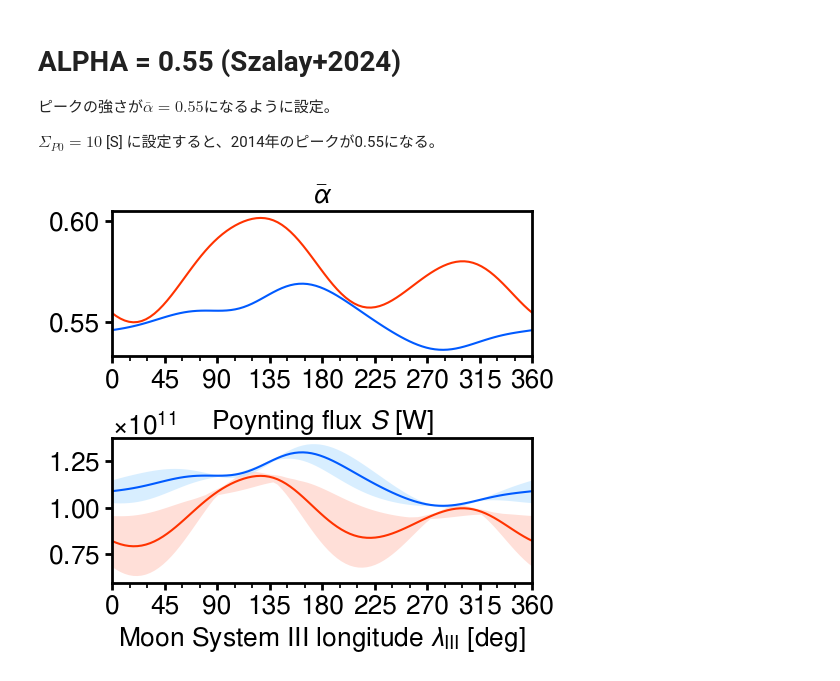
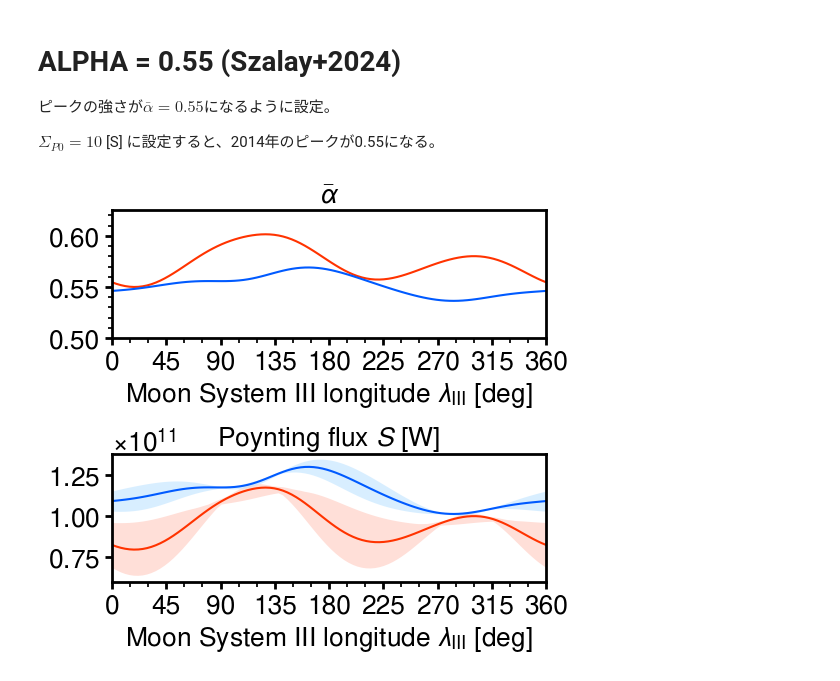
Before and after one commit to ShinnosukeSatoh/HST_Jupiter_footprints_dms, a Jupyter notebook: Poyntingflux.ipynb, the cells around one changed output. Cells and saved outputs as stored; diff of their text form; code cells hidden in the pictures.

```diff
--- a/Poyntingflux.ipynb
+++ b/Poyntingflux.ipynb
@@ -915,11 +936,14 @@ ax.set_xlabel(
     r'Moon System III longitude $\lambda_{\rm III}$ [deg]', fontsize=fontsize)
 ax.set_ylabel(r'Efficiency [%]', fontsize=fontsize)
 
+S_case1 = np.zeros(S3wlon.size)
+
 for i in range(S3wlon.size):
         rho1, H = RHO_H(rho=rho[i], Ti=Ti[i], rvec1=rvec1[:,i])
         Sig_P = ((rho1/(rho[i]*AMU*1E+6))**kappa)*Sig_P0
         Sig_A = np.sqrt(rho1/(MU0*(B[i]**2)))  # Alfven conductance [S]
         alpha_bar = Sig_P/(Sig_P+2*Sig_A)
+        print('alpha_bar: ', alpha_bar)
         S = 2*3.141592*(R_eff**2)*((alpha_bar*u)**2)*B[i]*np.sqrt(rho1/MU0)
         ax.errorbar(moon_leadback_ave[i], (EP_70180[i]/(0.5*S))*100,
                 xerr=moon_leadback_std[i], yerr=(EP_std[i]/(0.5*S))*100,
@@ -929,23 +953,39 @@ for i in range(S3wlon.size):
                 linestyle='none',
                 ecolor=cud4_N2[i],
                 elinewidth=1.2, zorder=1.5)
+        print('Efficiency: ', (EP_70180[i]/(0.5*S))*100, '%')
+        S_case1[i] = S
 
 ax.axhline(y=13, linestyle='dashed', color='k')
-ax.axhspan(4, 10, color='gray', alpha=0.1)
-ax.text(0.97, 0.95, '13% (Io MAW)',
+# ax.axhspan(4, 10, color='gray', alpha=0.1)
+ax.text(0.97, 0.95, '13% in Io MAW (Sulaiman+2023)',
         weight='bold',
         color='k',
         horizontalalignment='right',
         verticalalignment='top',
         transform=ax.transAxes,
-        fontsize=fontsize*0.6)
-ax.text(0.97, 0.64, '4-10% (Io)',
+        fontsize=fontsize*0.62)
+"""ax.text(0.97, 0.64, '4-10% (Io)',
         weight='bold',
         color='k',
         horizontalalignment='right',
         verticalalignment='top',
         transform=ax.transAxes,
-        fontsize=fontsize*0.6)
+        fontsize=fontsize*0.6)"""
+ax.text(0.97, 0.25, 'Jan 2014',
+        weight='bold',
+        color=cud4[0],
+        horizontalalignment='right',
+        verticalalignment='top',
+        transform=ax.transAxes,
+        fontsize=fontsize*0.8)
+ax.text(0.97, 0.15, 'Oct 2022',
+        weight='bold',
+        color=cud4[3],
+        horizontalalignment='right',
+        verticalalignment='top',
+        transform=ax.transAxes,
+        fontsize=fontsize*0.8)
 fig.tight_layout()
 
 plt.show()
@@ -1162,12 +1212,16 @@ for i in range(2):
     ax[i].set_xticks(np.arange(0, 361, 45))
     ax[i].set_xticklabels(np.arange(0, 361, 45), fontsize=fontsize)
     ax[i].xaxis.set_minor_locator(AutoMinorLocator(3))  # minor ticks
+    ax[i].set_xlabel('Moon System III longitude $\\lambda_{\\rm III}$ [deg]', fontsize=fontsize)
 ax[0].set_title(r'$\bar{\alpha}$', fontsize=fontsize)
 ax[1].set_title(r'Poynting flux $S$ [W]', fontsize=fontsize)
 ax[1].yaxis.set_major_formatter(
     ptick.ScalarFormatter(useMathText=True))    # 指数表記
 ax[1].yaxis.get_offset_text().set_fontsize(fontsize)
-ax[1].set_xlabel('Moon System III longitude $\\lambda_{\\rm III}$ [deg]', fontsize=fontsize)
+ax[0].set_ylim(0.5, 0.625)
+ax[0].set_yticks(np.array([0.5, 0.55, 0.6]))
+ax[0].yaxis.set_minor_locator(AutoMinorLocator(5))  # minor ticks
+
 
 
 # JAN 2014
@@ -1205,34 +1259,34 @@ S3wlon = np.radians(np.linspace(0, 360, 100))      # [rad]
 B, rvec1 = Calc1(S3wlon)
 rho1, H = RHO_H(rho=1708, Ti=195, rvec1=rvec1)
 
 Sig_P = ((rho1/(1708*AMU*1E+6))**kappa)*Sig_P0
 Sig_A = np.sqrt(rho1/(MU0*(B**2)))  # Alfven conductance [S]
 alpha_bar = Sig_P/(Sig_P+2*Sig_A)
 S = 2*3.141592*(R_eff**2)*((alpha_bar*u)**2)*B*np.sqrt(rho1/MU0)
 
 ax[0].plot(np.degrees(S3wlon), alpha_bar, color=cud4[3])
 ax[1].plot(np.degrees(S3wlon), S, color=cud4[3], zorder=1)
 
 pwr_22_arr = np.zeros((12, S3wlon.size))
 for i in range(12):
     rho1, H = RHO_H(rho=rho22_arr[i], Ti=Ti22_arr[i], rvec1=rvec1)
     Sig_P = ((rho1/(rho22_arr[i]*AMU*1E+6))**kappa)*Sig_P0
     Sig_A = np.sqrt(rho1/(MU0*(B**2)))  # Alfven conductance [S]
     alpha_bar = Sig_P/(Sig_P+2*Sig_A)
     S = 2*3.141592*(R_eff**2)*((alpha_bar*u)**2)*B*np.sqrt(rho1/MU0)
     pwr_22_arr[i, :] = S
 ax[1].fill_between(x=np.degrees(S3wlon),
                  y1=pwr_22_arr.max(axis=0),
                  y2=pwr_22_arr.min(axis=0),
                  alpha=0.6,
                  color=cud4bs[3],
                  edgecolor=None,
                  zorder=0.6,)
 
 fig.tight_layout()
 plt.show()
 # %% [output]
-[figure, old version]
+[figure, new version]
 # %%
 # KAPPA = 3
 fontsize = 18
```
Also changed, not shown: parts of 8 cells of this notebook, 9 other files.
